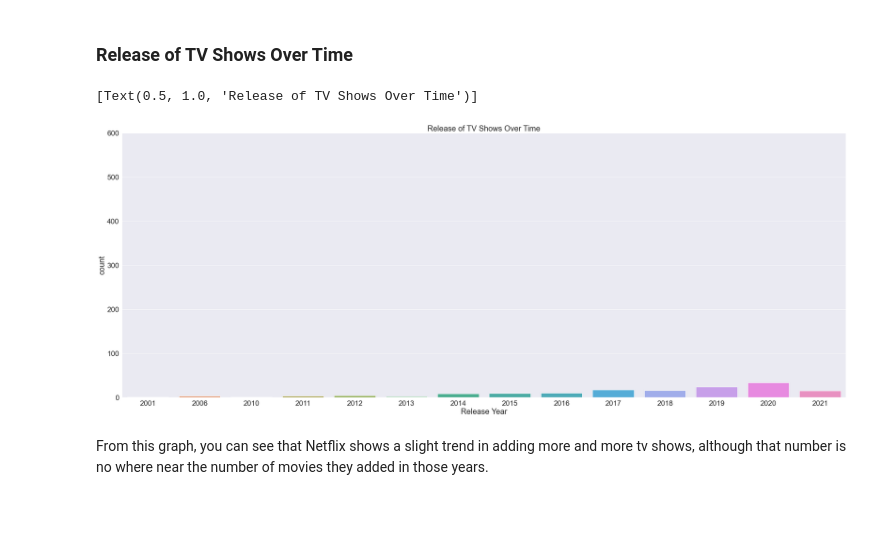
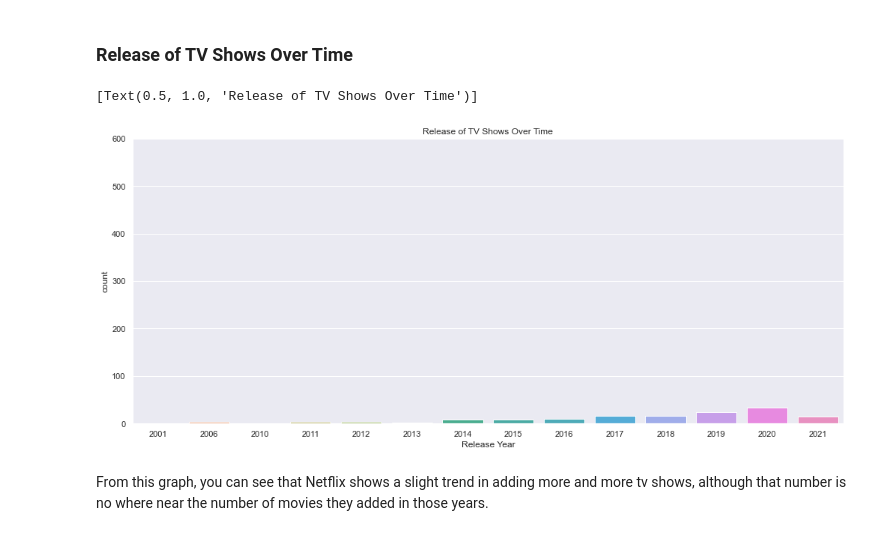
Before and after one commit to data301-2021-winter1/project-group34-project, a Jupyter notebook: notebooks/analysis2.ipynb, the cells around one changed output. Drawn from its saved outputs; the diff is of its cells as text; code cells hidden in the pictures.

```diff
--- a/notebooks/analysis2.ipynb
+++ b/notebooks/analysis2.ipynb
@@ -11,7 +11,7 @@ import numpy as np
 import seaborn as sns
 import matplotlib.pylab as plt
 # %%
-ds = pd.read_csv("../netflix_titles.csv")
+ds = pd.read_csv("../data/raw/netflix_titles.csv")
 # %% [markdown]
 # Data Analysis Pipeline
 # %% [markdown]
@@ -85,8 +85,8 @@ After analyzing both graphs shown below, it is clear as day that one could say t
 # %%
 time_graph = ds_clean.loc[(ds_clean['Release Year'] >= 1997)]
 time_graph2 = time_graph.loc[(ds_clean['Type'] == 'Movie')]
-plt.figure(figsize=(40,15))
-sns.set(font_scale = 2)
+plt.figure(figsize=(17,7))
+sns.set(font_scale = 1)
 g2=sns.countplot(x='Release Year', data=time_graph2)
 g2.set(title = 'Release of Movies Over Time')
 # %% [output]
@@ -99,18 +99,18 @@ From the year 1997 when Netflix launched, you can cleary see the gradual increas
 # %%
 time_graph = ds_clean.loc[(ds_clean['Release Year'] >= 1997)]
 time_graph2 = time_graph.loc[(ds_clean['Type'] == 'TV Show')]
-plt.figure(figsize=(40,15))
-sns.set(font_scale = 2)
+plt.figure(figsize=(17,7))
+sns.set(font_scale = 1)
 #y = [0, 100, 200, 300, 400, 500, 600]
 #time_graph2.set_yticks(600)
 #time_graph2.set_yticklabels(Count)
 #time_graph2.set(ylim=(0, 600))
 plt.ylim(0, 600)
 g3=sns.countplot(x='Release Year', data=time_graph2)
 g3.set(title = 'Release of TV Shows Over Time')
 # %% [output]
 [Text(0.5, 1.0, 'Release of TV Shows Over Time')]
-[figure, old version]
+[figure, new version]
 # %% [markdown]
 From this graph, you can see that Netflix shows a slight trend in adding more and more tv shows, although that number is no where near the number of movies they added in those years.
 # %% [markdown]
```
Also changed, not shown: parts of 4 cells of this notebook.
